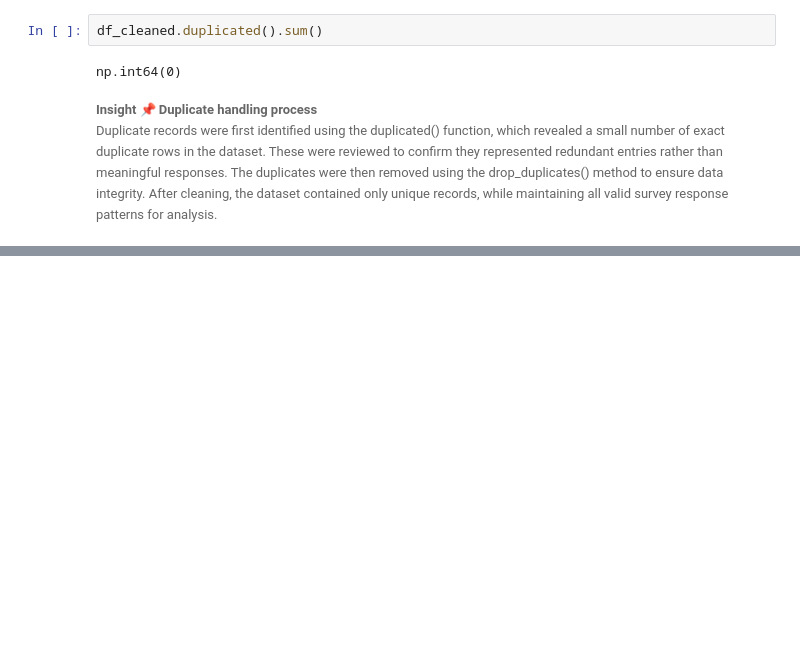
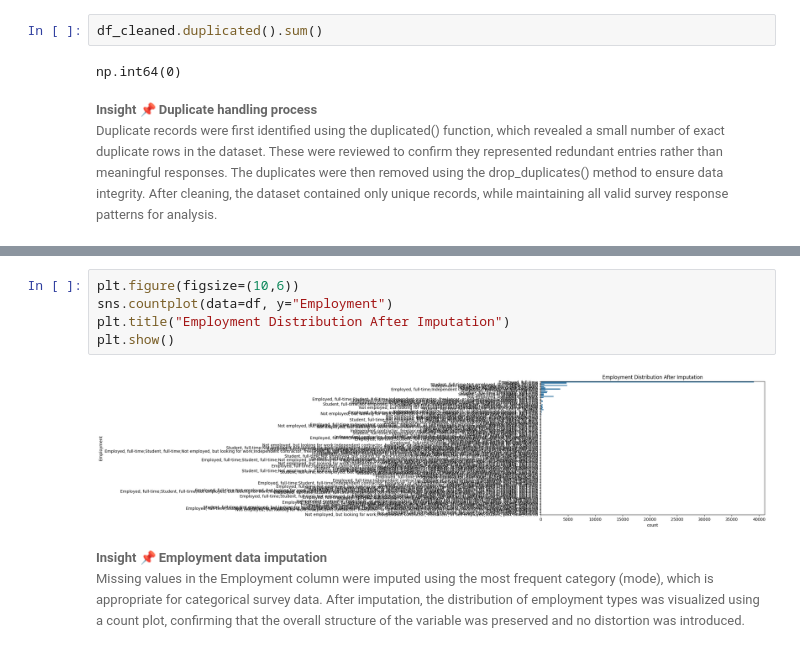
Before and after one commit to dev-evelin/ibm-data-analyst-capstone, a Jupyter notebook: notebooks/02_data_wrangling.ipynb, the cells around one changed output, grey strips where cells are left out. Saved outputs shown, nothing was run; the diff lists cells and outputs as text; blank space fills up the shorter version.

```diff
--- a/notebooks/02_data_wrangling.ipynb
+++ b/notebooks/02_data_wrangling.ipynb
@@ -249,0 +466,12 @@ Duplicate records were first identified using the duplicated() function, which r
+# %%
+plt.figure(figsize=(10,6))
+sns.countplot(data=df, y="Employment")
+plt.title("Employment Distribution After Imputation")
+plt.show()
+# %% [output]
+[figure, added]
+# %% [markdown]
+<p style="color:#666; font-size:13px;">
+<b>Insight 📌 Employment data imputation</b><br>
+Missing values in the Employment column were imputed using the most frequent category (mode), which is appropriate for categorical survey data. After imputation, the distribution of employment types was visualized using a count plot, confirming that the overall structure of the variable was preserved and no distortion was introduced.
+</p>
```
Also changed, not shown: parts of 70 cells of this notebook.
